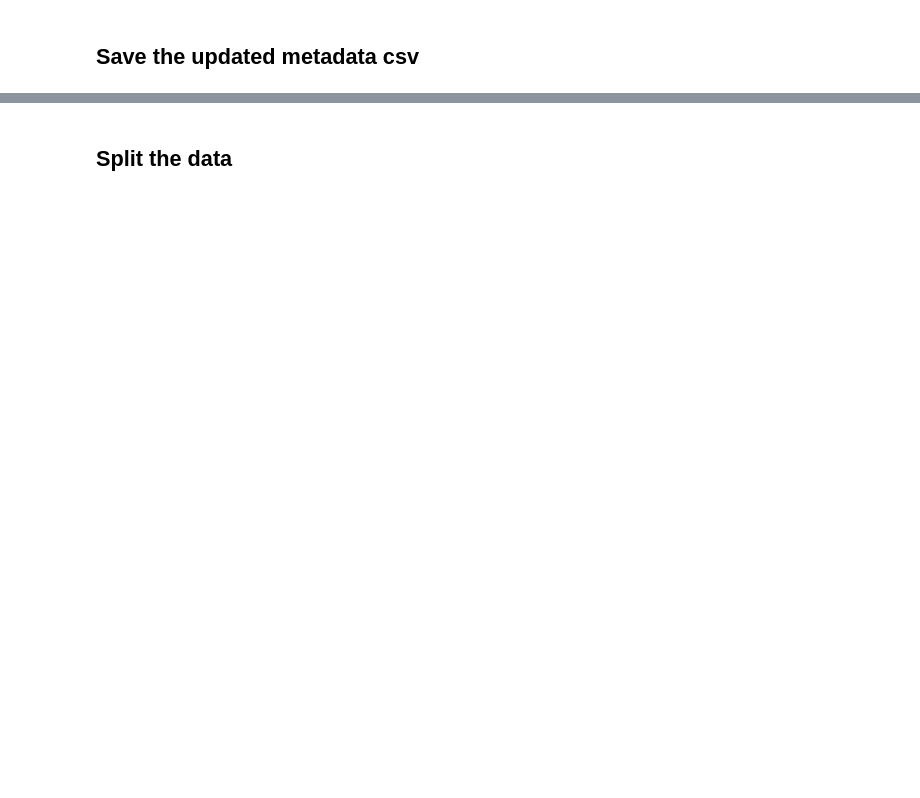
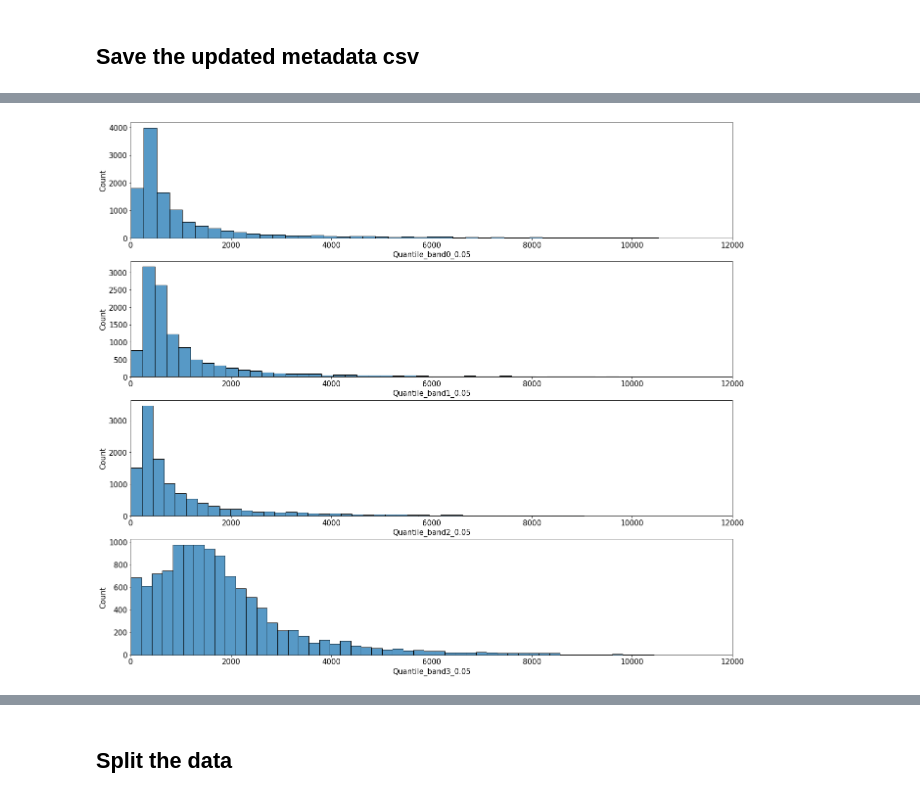
Before and after one commit to max-lutz/cloud_cover_competition, a Jupyter notebook: notebooks/Images EDA.ipynb, the cells around one changed output, grey strips where cells are left out. Cells and saved outputs as stored; diff of their text form; code cells hidden in the pictures; blank space fills up the shorter version.

```diff
--- a/notebooks/Images EDA.ipynb
+++ b/notebooks/Images EDA.ipynb
@@ -160,0 +198,8 @@ train_meta.to_csv(DATA_DIR / 'train_metadata_updated.csv')
+# %%
+fig, ax = plt.subplots(4,1, figsize=(22,20))
+for i, col in enumerate(['Quantile_band0_0.05', 'Quantile_band1_0.05', 'Quantile_band2_0.05', 'Quantile_band3_0.05']):
+    sns.histplot(x=train_meta[col], data=train_meta, ax=ax[i], bins=50)
+    #ax[i].set_title(train_meta.columns.to_list()[i]);
+    ax[i].set_xlim(0, 12000)
+# %% [output]
+[figure, added]
```
Also changed, not shown: parts of 17 cells of this notebook.
